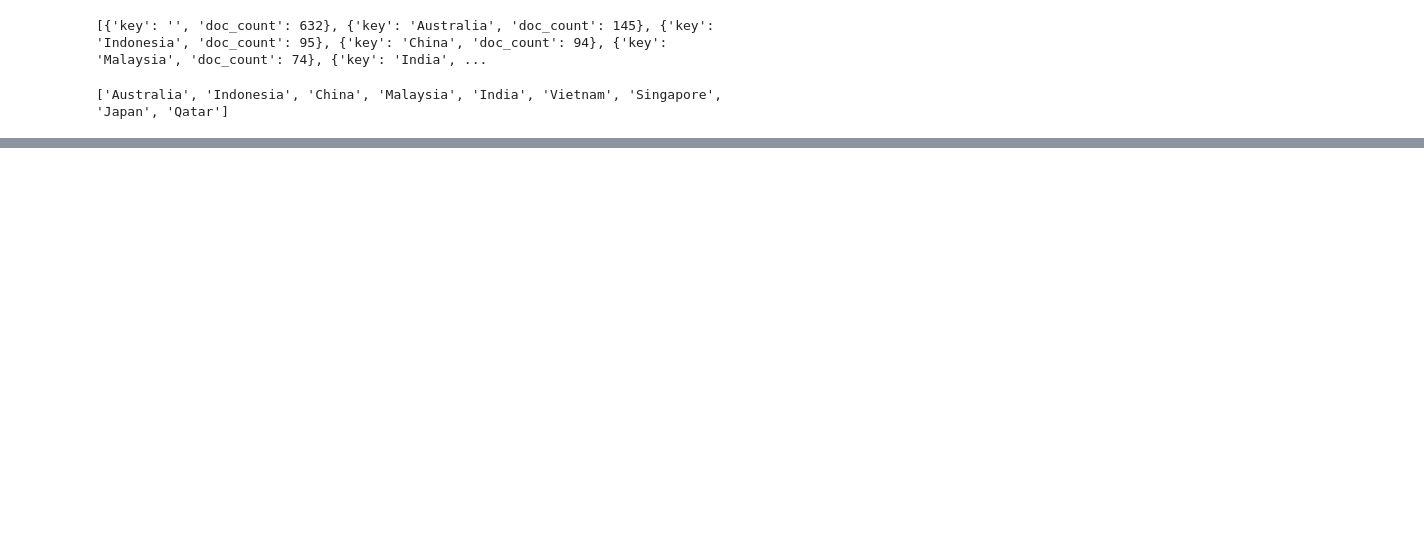
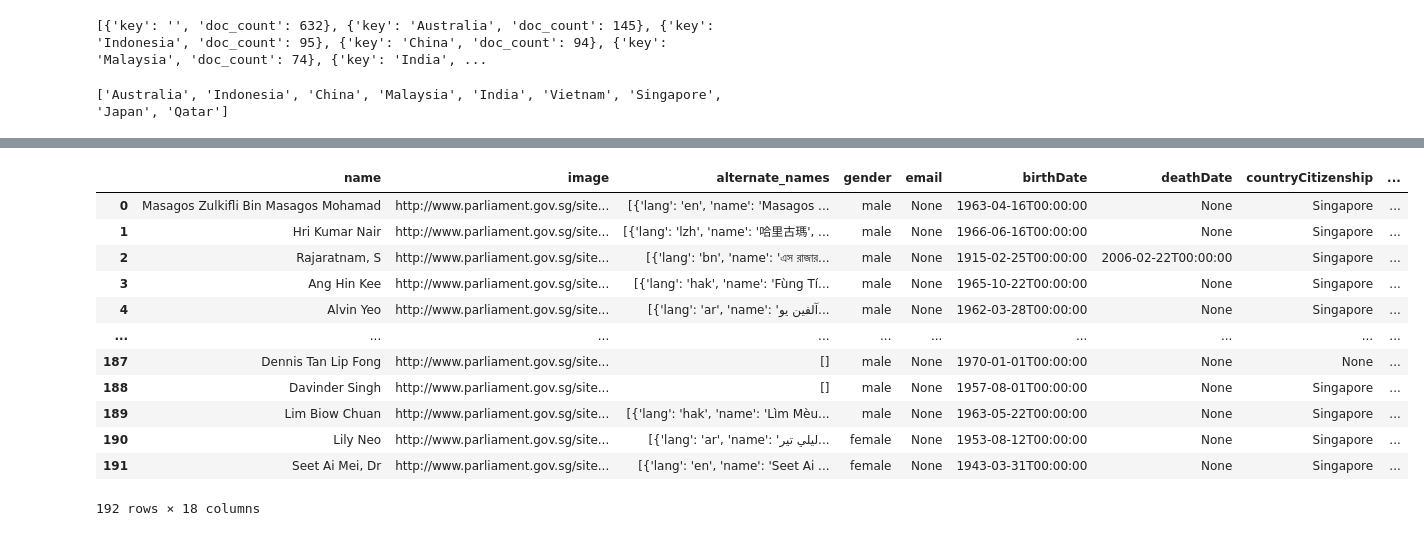
Before and after one commit to pclk/PopFigExpert, a Jupyter notebook: scrape/wiki_scrape.ipynb, the cells around one changed output, grey strips where cells are left out. Cells and saved outputs as stored; diff of their text form; code cells hidden in the pictures; blank space fills up the shorter version.

```diff
--- a/scrape/wiki_scrape.ipynb
+++ b/scrape/wiki_scrape.ipynb
@@ -486,0 +297,21 @@ HTTP Request failed for drh._SLAMET: 404 Client Error: Not Found for url: https:
+# %%
+with open("singapore.json", "r") as file:
+    data = json.load(file)
+singapore_politicians_df = pd.DataFrame(data)
+
+# Display the dataframe to verify contents
+display(singapore_politicians_df)
+# %% [output]
+|  | name | image | alternate_names | gender | email | birthDate | deathDate | countryCitizenship | ... |
+| 0 | Masagos Zulkifli Bin Masagos Mohamad | http://www.parliament.gov.sg/site... | [{'lang': 'en', 'name': 'Masagos ... | male | None | 1963-04-16T00:00:00 | None | Singapore | ... |
+| 1 | Hri Kumar Nair | http://www.parliament.gov.sg/site... | [{'lang': 'lzh', 'name': '哈里古瑪', ... | male | None | 1966-06-16T00:00:00 | None | Singapore | ... |
+| 2 | Rajaratnam, S | http://www.parliament.gov.sg/site... | [{'lang': 'bn', 'name': 'এস রাজার... | male | None | 1915-02-25T00:00:00 | 2006-02-22T00:00:00 | Singapore | ... |
+| 3 | Ang Hin Kee | http://www.parliament.gov.sg/site... | [{'lang': 'hak', 'name': 'Fùng Tí... | male | None | 1965-10-22T00:00:00 | None | Singapore | ... |
+| 4 | Alvin Yeo | http://www.parliament.gov.sg/site... | [{'lang': 'ar', 'name': 'آلفين يو... | male | None | 1962-03-28T00:00:00 | None | Singapore | ... |
+| ... | ... | ... | ... | ... | ... | ... | ... | ... | ... |
+| 187 | Dennis Tan Lip Fong | http://www.parliament.gov.sg/site... | [] | male | None | 1970-01-01T00:00:00 | None | None | ... |
+| 188 | Davinder Singh | http://www.parliament.gov.sg/site... | [] | male | None | 1957-08-01T00:00:00 | None | Singapore | ... |
+| 189 | Lim Biow Chuan | http://www.parliament.gov.sg/site... | [{'lang': 'hak', 'name': 'Lìm Mèu... | male | None | 1963-05-22T00:00:00 | None | Singapore | ... |
+| 190 | Lily Neo | http://www.parliament.gov.sg/site... | [{'lang': 'ar', 'name': 'ليلي تير... | female | None | 1953-08-12T00:00:00 | None | Singapore | ... |
+| 191 | Seet Ai Mei, Dr | http://www.parliament.gov.sg/site... | [{'lang': 'en', 'name': 'Seet Ai ... | female | None | 1943-03-31T00:00:00 | None | Singapore | ... |
+192 rows × 18 columns
```
Also changed, not shown: parts of 25 cells of this notebook, 35 other files.
